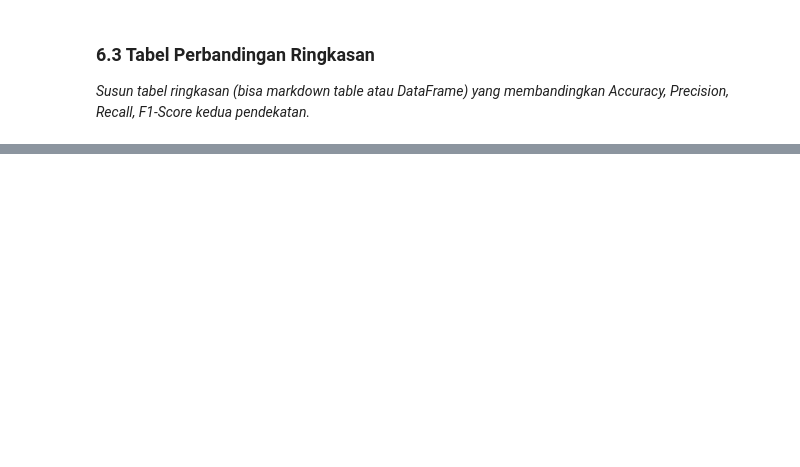
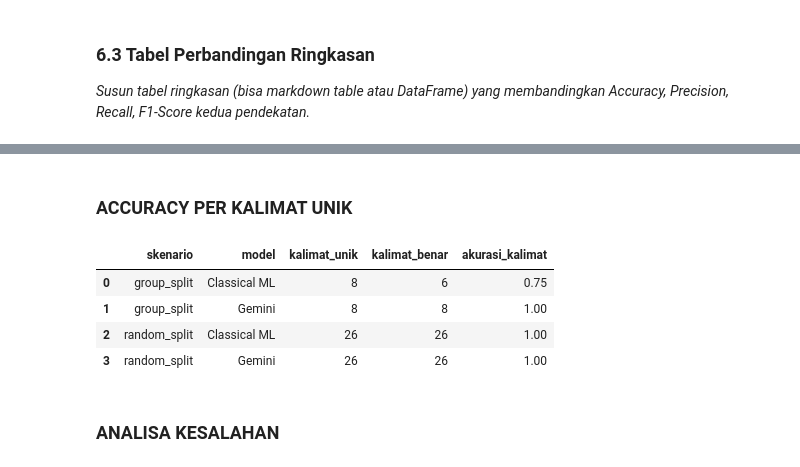
Before and after one commit to KUHAKUJOY-DEL/assignment-model-experiment-afroza-maulidra-iftikhar-zuhri, a Jupyter notebook: notebook/experiment_notebook.ipynb, the cells around one changed output, grey strips where cells are left out. Saved outputs shown, nothing was run; the diff lists cells and outputs as text; code cells hidden in the pictures; blank space fills up the shorter version.

```diff
--- a/notebook/experiment_notebook.ipynb
+++ b/notebook/experiment_notebook.ipynb
@@ -267,0 +749,29 @@ _Susun tabel ringkasan (bisa markdown table atau DataFrame) yang membandingkan A
+# %% [markdown]
+### ACCURACY PER KALIMAT UNIK
+# %%
+def sentence_level(scenario, model_name, X_te, y_te, y_pred):
+    """Akurasi jika setiap kalimat unik dihitung satu kali (tanpa efek pengulangan)."""
+    unique_rows = pd.DataFrame({"text": X_te, "y_true": y_te, "y_pred": y_pred}).drop_duplicates("text")
+    return {
+        "skenario": scenario,
+        "model": model_name,
+        "kalimat_unik": len(unique_rows),
+        "kalimat_benar": int((unique_rows["y_true"] == unique_rows["y_pred"]).sum()),
+    }
+
+sentence_table = pd.DataFrame([
+    sentence_level("group_split", "Classical ML", X_test, y_test, y_pred_classic),
+    sentence_level("group_split", "Gemini", X_test, y_test, y_pred_llm),
+    sentence_level("random_split", "Classical ML", X_test_rand, y_test_rand, y_pred_classic_rand),
+    sentence_level("random_split", "Gemini", X_test_rand, y_test_rand, y_pred_llm_rand),
+])
+sentence_table["akurasi_kalimat"] = (sentence_table["kalimat_benar"] / sentence_table["kalimat_unik"]).round(4)
+sentence_table
+# %% [output]
+|  | skenario | model | kalimat_unik | kalimat_benar | akurasi_kalimat |
+| 0 | group_split | Classical ML | 8 | 6 | 0.75 |
+| 1 | group_split | Gemini | 8 | 8 | 1.00 |
+| 2 | random_split | Classical ML | 26 | 26 | 1.00 |
+| 3 | random_split | Gemini | 26 | 26 | 1.00 |
+# %% [markdown]
+### ANALISA KESALAHAN
```
Also changed, not shown: parts of 36 cells of this notebook, 10 other files.
